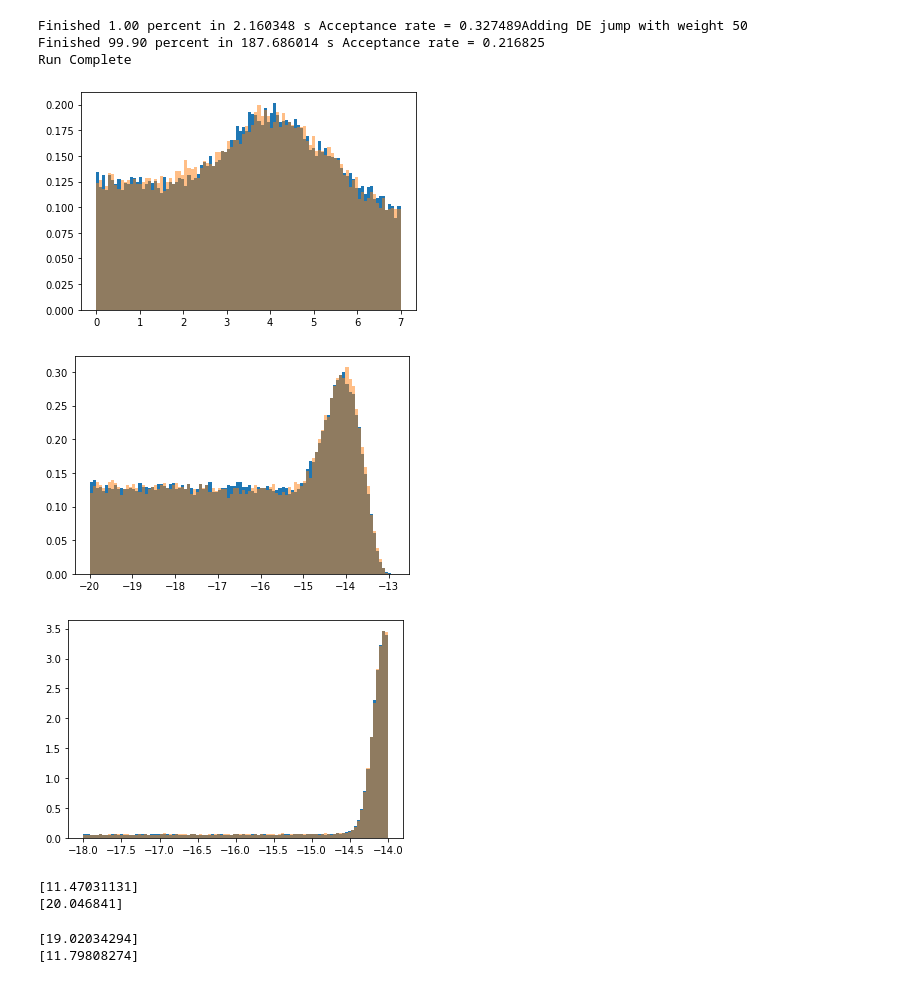
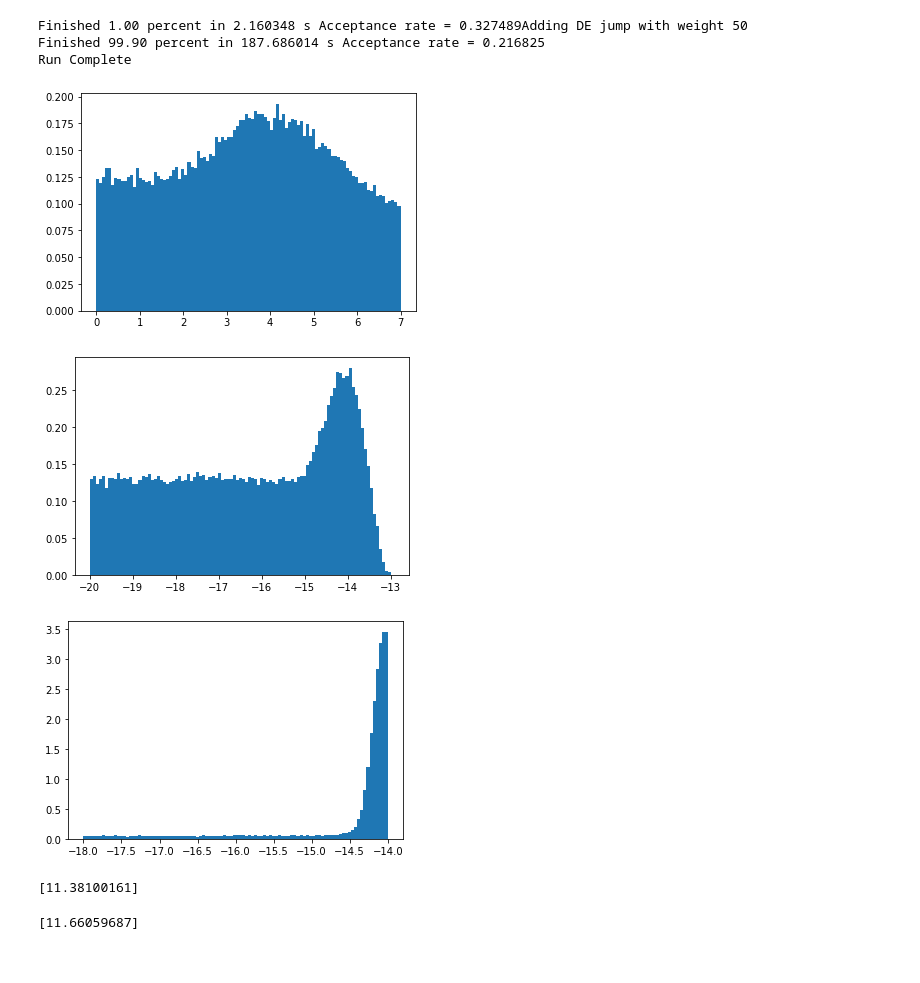
Before and after one commit to AaronDJohnson/impulse_mcmc, a Jupyter notebook: examples/pta_test.ipynb, the cells around one changed output. Saved outputs shown, nothing was run; the diff lists cells and outputs as text; code cells hidden in the pictures.

```diff
--- a/examples/pta_test.ipynb
+++ b/examples/pta_test.ipynb
@@ -23,6 +23,6 @@ with open('/Users/aaron/Documents/GitHub/12p5yr_stochastic_analysis/tutorials/da
 # %%
-pta = model_2a([psrs[0]], noisedict=params, gamma_common=4.33, n_gwbfreqs=5, tm_marg=True, tnequad=True, tm_svd=True)
+pta = model_2a(psrs, noisedict=params, gamma_common=4.33, n_gwbfreqs=5, tm_marg=True, tnequad=True, tm_svd=True)
 # %%
-ntemps = 4
+ntemps = 31
 nchains = None
 ndim, x0 = initial_sample(pta, ntemps, nchains)
@@ -32,0 +29,2 @@ chain = sampler.sample()
+# %%
+sampler = setup_sampler(pta, ret_chain=True, prior_sample=True, resume=False, num_samples=5e6, ntemps=31, ncores=1, outdir='/pta_test')
@@ -44,10 +50 @@ for ii in range(ntemps):
 [figure]
-# %%
-outDir = './chains/sngl/'
-with open(outDir + 'chain_1.txt', 'r') as f:
-    chain2 = np.loadtxt(f)
-for ii in range(3):
-    __, bins, __ = plt.hist(chain[20000::10, ii, 0], bins=100, density=True)
-    plt.hist(chain2[:, ii], bins=bins, density=True, alpha=0.5)
-    # plt.hist(samples[:, ii], bins=bins, density=True, alpha=0.5)
-    plt.show()
@@ -80,25 +73,23 @@ with open(outDir + 'chain_1.txt', 'r') as f:
 # %%
 for ii in range(3):
     __, bins, __ = plt.hist(chain[20_000:, ii, 0], bins=100, density=True)
-    plt.hist(chain2[20_000:, ii], bins=bins, density=True, alpha=0.5)
+    # plt.hist(chain2[20_000:, ii], bins=bins, density=True, alpha=0.5)
     # plt.hist(samples[:, ii], bins=bins, density=True, alpha=0.5)
     plt.show()
 # %% [output]
-[figure, old version]
+[figure, new version]
-[figure, old version]
+[figure, new version]
-[figure, old version]
+[figure, new version]
 # %%
 ii = 2
 print(integrated_time(chain[20000:, ii, 0]) / 10)
-print(integrated_time(chain2[20_000:, ii]))
+# print(integrated_time(chain2[20_000:, ii]))
 # %% [output]
-[11.47031131]
-[20.046841]
+[11.38100161]
 # %%
 ii = 2
-print(integrated_time(chain2[:, ii]))
+# print(integrated_time(chain2[:, ii]))
 print(integrated_time(chain[:, ii, 0], quiet=True) / 10)
 # print(integrated_time(samples[:, ii], quiet=True))
 # %% [output]
-[19.02034294]
-[11.79808274]
+[11.66059687]
```
Also changed, not shown: parts of 8 cells of this notebook, 5 other files.
